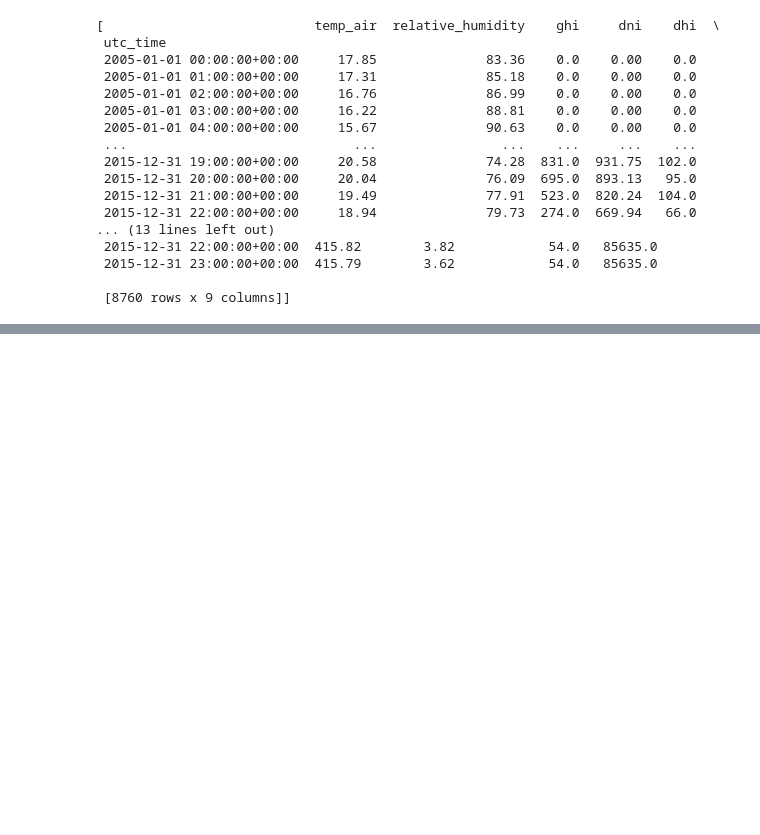
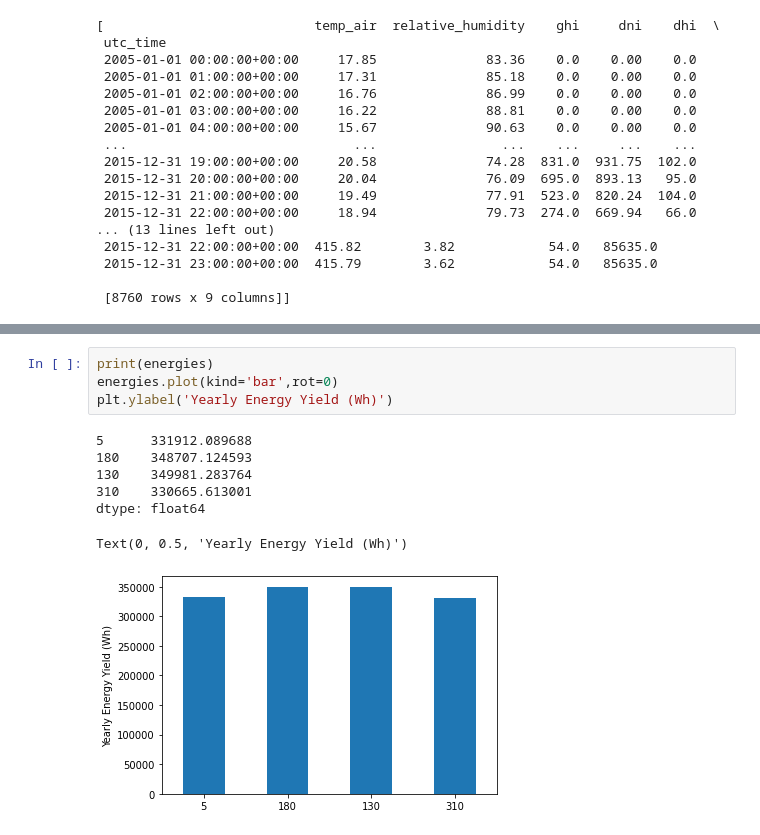
Before and after one commit to MGonzalez506/Dimensionamiento_PV, a Jupyter notebook: Simulación_y_Dimensionamiento.ipynb, the cells around one changed output, grey strips where cells are left out. Cells and saved outputs as stored; diff of their text form; blank space fills up the shorter version.

```diff
--- a/Simulación_y_Dimensionamiento.ipynb
+++ b/Simulación_y_Dimensionamiento.ipynb
@@ -200,0 +178,12 @@ total_irradiance
+# %%
+print(energies)
+energies.plot(kind='bar',rot=0)
+plt.ylabel('Yearly Energy Yield (Wh)')
+# %% [output]
+5      331912.089688
+180    348707.124593
+130    349981.283764
+310    330665.613001
+dtype: float64
+Text(0, 0.5, 'Yearly Energy Yield (Wh)')
+[figure, added]
```
Also changed, not shown: parts of 3 cells of this notebook.
